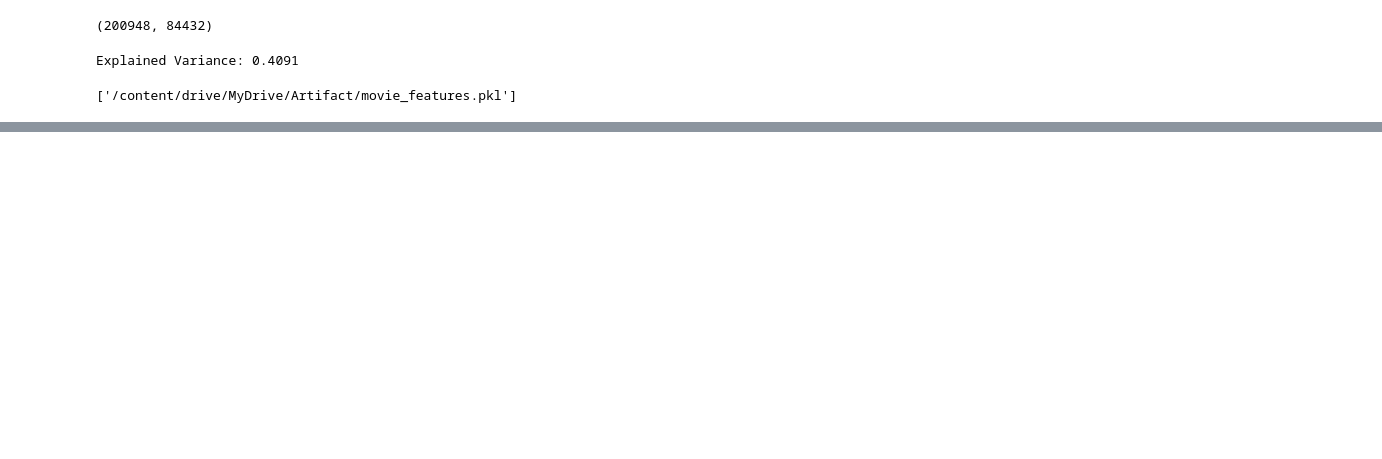
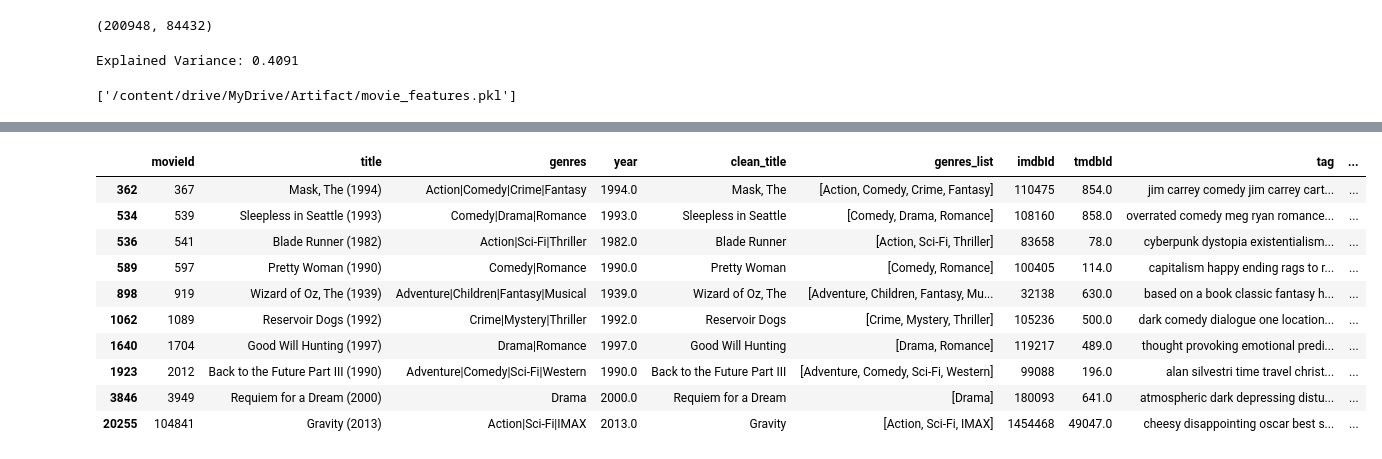
Before and after one commit to replyeshab/CineAI-AI-Based-Hybrid-Recommendation-System, a Jupyter notebook: movie_recommendation_system_Collaborative_Filtering.ipynb, the cells around one changed output, grey strips where cells are left out. Cells and saved outputs as stored; diff of their text form; code cells hidden in the pictures; blank space fills up the shorter version.

```diff
--- a/movie_recommendation_system_Collaborative_Filtering.ipynb
+++ b/movie_recommendation_system_Collaborative_Filtering.ipynb
@@ -72,0 +140,16 @@ joblib.dump(
+# %%
+recommend_collaborative(5)
+recommend_collaborative(20)
+recommend_collaborative(100)
+# %% [output]
+|  | movieId | title | genres | year | clean_title | genres_list | imdbId | tmdbId | tag | ... |
+| 362 | 367 | Mask, The (1994) | Action|Comedy|Crime|Fantasy | 1994.0 | Mask, The | [Action, Comedy, Crime, Fantasy] | 110475 | 854.0 | jim carrey comedy jim carrey cart... | ... |
+| 534 | 539 | Sleepless in Seattle (1993) | Comedy|Drama|Romance | 1993.0 | Sleepless in Seattle | [Comedy, Drama, Romance] | 108160 | 858.0 | overrated comedy meg ryan romance... | ... |
+| 536 | 541 | Blade Runner (1982) | Action|Sci-Fi|Thriller | 1982.0 | Blade Runner | [Action, Sci-Fi, Thriller] | 83658 | 78.0 | cyberpunk dystopia existentialism... | ... |
+| 589 | 597 | Pretty Woman (1990) | Comedy|Romance | 1990.0 | Pretty Woman | [Comedy, Romance] | 100405 | 114.0 | capitalism happy ending rags to r... | ... |
+| 898 | 919 | Wizard of Oz, The (1939) | Adventure|Children|Fantasy|Musical | 1939.0 | Wizard of Oz, The | [Adventure, Children, Fantasy, Mu... | 32138 | 630.0 | based on a book classic fantasy h... | ... |
+| 1062 | 1089 | Reservoir Dogs (1992) | Crime|Mystery|Thriller | 1992.0 | Reservoir Dogs | [Crime, Mystery, Thriller] | 105236 | 500.0 | dark comedy dialogue one location... | ... |
+| 1640 | 1704 | Good Will Hunting (1997) | Drama|Romance | 1997.0 | Good Will Hunting | [Drama, Romance] | 119217 | 489.0 | thought provoking emotional predi... | ... |
+| 1923 | 2012 | Back to the Future Part III (1990) | Adventure|Comedy|Sci-Fi|Western | 1990.0 | Back to the Future Part III | [Adventure, Comedy, Sci-Fi, Western] | 99088 | 196.0 | alan silvestri time travel christ... | ... |
+| 3846 | 3949 | Requiem for a Dream (2000) | Drama | 2000.0 | Requiem for a Dream | [Drama] | 180093 | 641.0 | atmospheric dark depressing distu... | ... |
+| 20255 | 104841 | Gravity (2013) | Action|Sci-Fi|IMAX | 2013.0 | Gravity | [Action, Sci-Fi, IMAX] | 1454468 | 49047.0 | cheesy disappointing oscar best s... | ... |
```
Also changed, not shown: parts of 4 cells of this notebook.
